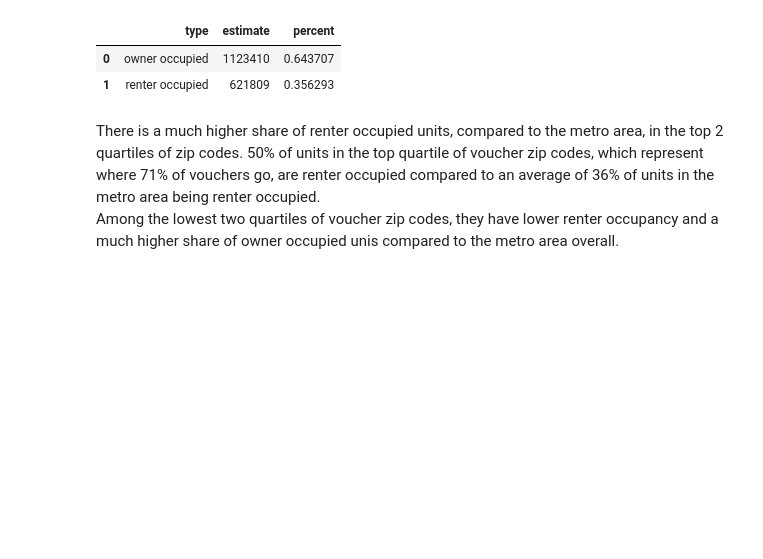
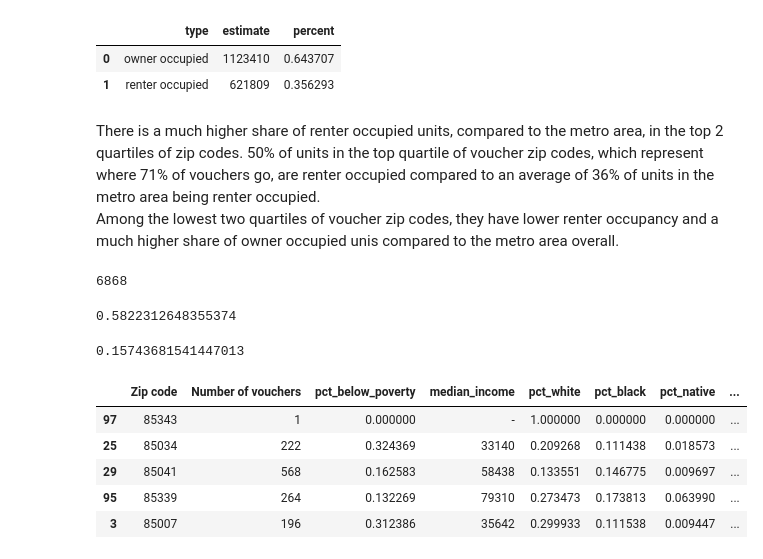
Before and after one commit to amyq96/quick-analyses, a Jupyter notebook: section-8/analyze-voucher-zips.ipynb, the cells around one changed output. Saved outputs shown, nothing was run; the diff lists cells and outputs as text; code cells hidden in the pictures; blank space fills up the shorter version.

Commit message:
added occupancy norming analysis

```diff
--- a/section-8/analyze-voucher-zips.ipynb
+++ b/section-8/analyze-voucher-zips.ipynb
@@ -498,0 +501,25 @@ Among the lowest two quartiles of voucher zip codes, they have lower renter occu
+# %%
+vouchers_occupancy['vouchers_pct_renters'] = vouchers_occupancy['Number of vouchers']/vouchers_occuancy['Estimate!!Total:!!Renter occupied']
+# %%
+vouchers_occupancy_sorted_30 = vouchers_occupancy.sort_values('vouchers_pct_renters',ascending=False).iloc[:30,:]
+# %%
+vouchers_occupancy_sorted_30['Number of vouchers'].sum()
+# %% [output]
+6868
+# %%
+vouchers_occupancy_sorted_30['percent'].sum()
+# %% [output]
+0.5822312648355374
+# %%
+vouchers_occupancy_sorted_30['pct_below_poverty'].median()
+# %% [output]
+0.15743681541447013
+# %%
+vouchers_occupancy_sorted_30.head()
+# %% [output]
+|  | Zip code | Number of vouchers | pct_below_poverty | median_income | pct_white | pct_black | pct_native | ... |
+| 97 | 85343 | 1 | 0.000000 | - | 1.000000 | 0.000000 | 0.000000 | ... |
+| 25 | 85034 | 222 | 0.324369 | 33140 | 0.209268 | 0.111438 | 0.018573 | ... |
+| 29 | 85041 | 568 | 0.162583 | 58438 | 0.133551 | 0.146775 | 0.009697 | ... |
+| 95 | 85339 | 264 | 0.132269 | 79310 | 0.273473 | 0.173813 | 0.063990 | ... |
+| 3 | 85007 | 196 | 0.312386 | 35642 | 0.299933 | 0.111538 | 0.009447 | ... |
```
Also changed, not shown: parts of 2 cells of this notebook.
